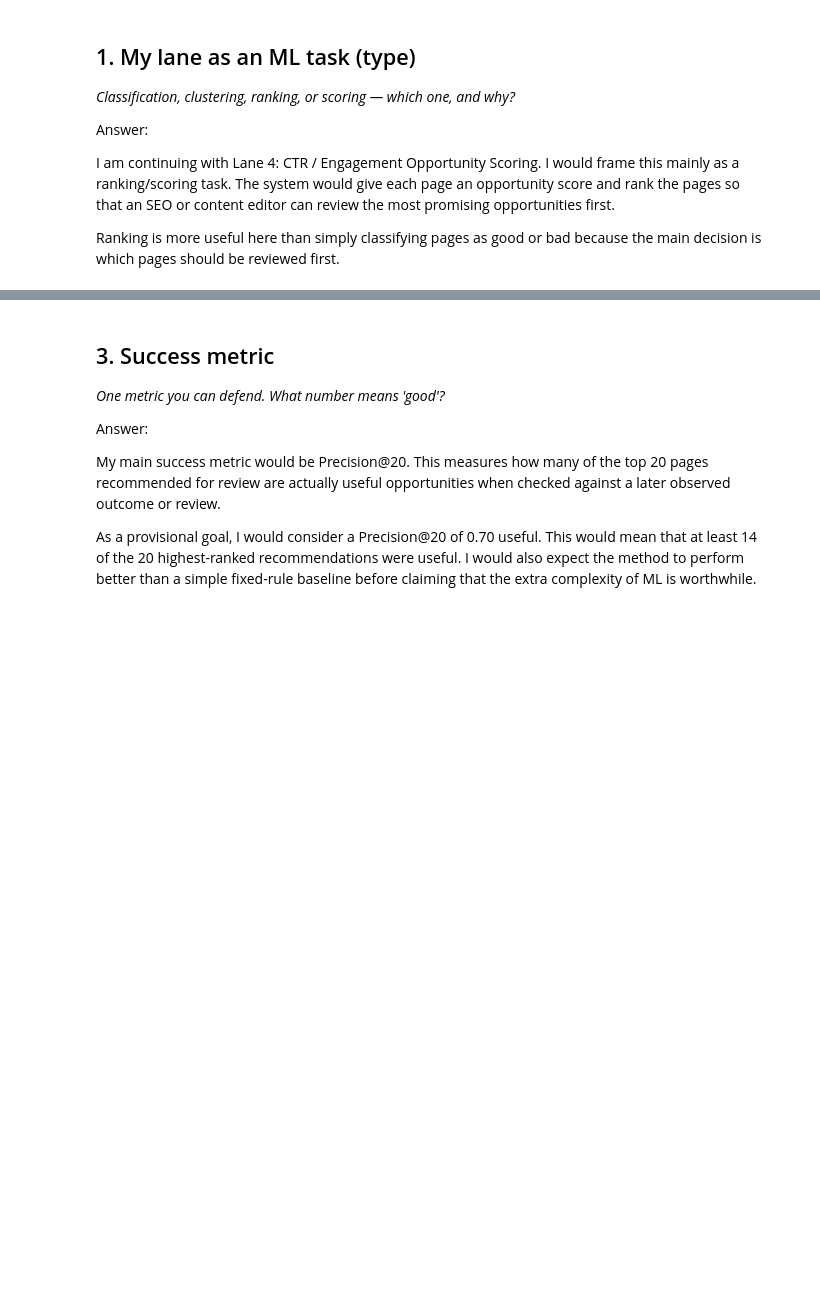
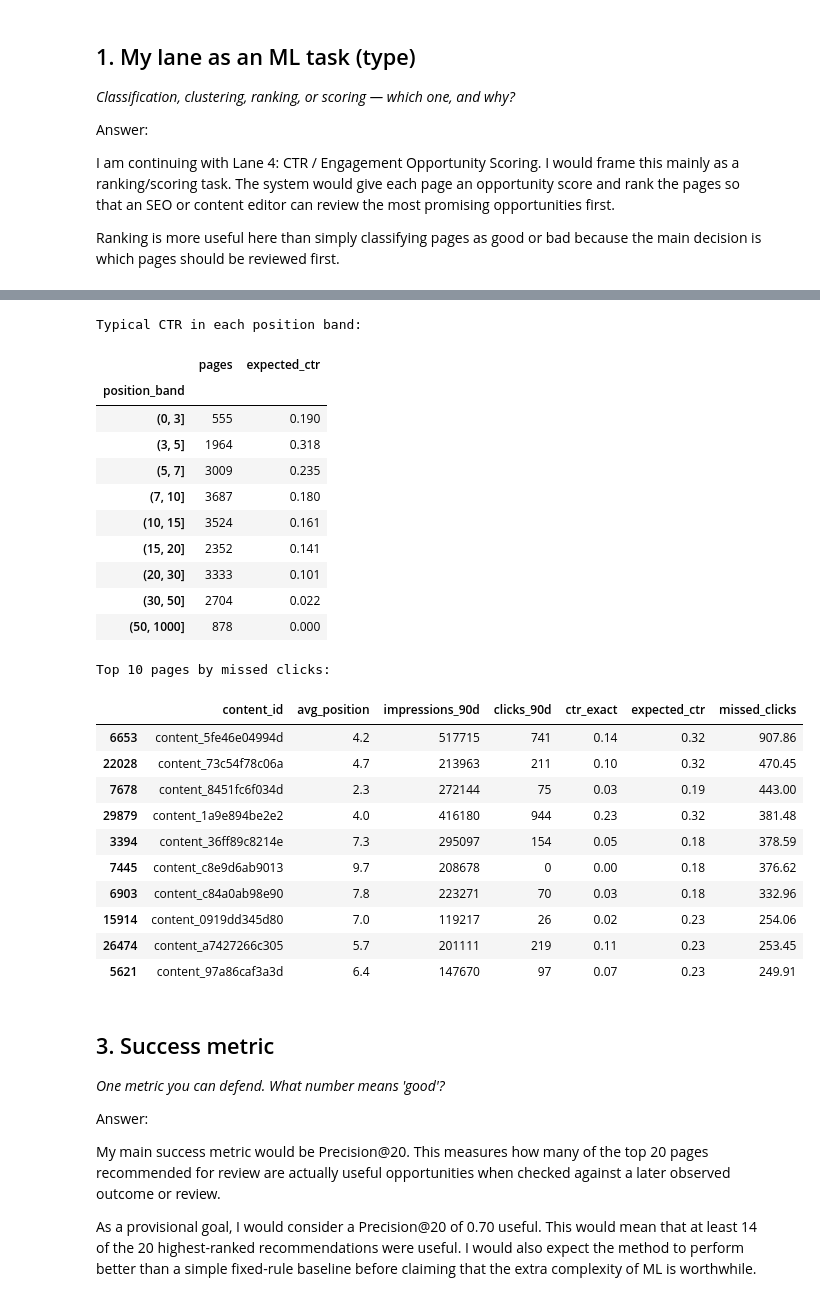
Before and after one commit to jjcodes999/flyrank-ml-repo, a Jupyter notebook: work/notebooks/w02_ml_task_framing.ipynb, the cells around one changed output, grey strips where cells are left out. Drawn from its saved outputs; the diff is of its cells as text; code cells hidden in the pictures; blank space fills up the shorter version.

```diff
--- a/work/notebooks/w02_ml_task_framing.ipynb
+++ b/work/notebooks/w02_ml_task_framing.ipynb
@@ -77,3 +41,63 @@ display(
+# %%
+import pandas as pd
+
+url = "https://raw.githubusercontent.com/jjcodes999/flyrank-ml-repo/main/data/raw/content_refresh_anonymized.csv"
+df = pd.read_csv(url)
+
+# 1. Keep pages with enough impressions and real position data
+lane = df[(df["impressions_90d"] >= 100) & (df["avg_position"] > 0)].copy()
+
+# 2. Recalculate CTR exactly (the ctr column is rounded to 2 decimals)
+lane["ctr_exact"] = lane["clicks_90d"] / lane["impressions_90d"] * 100
+
+# 3. Put pages into narrow position groups ("bands")
+bands = [0, 3, 5, 7, 10, 15, 20, 30, 50, 1000]
+lane["position_band"] = pd.cut(lane["avg_position"], bands)
+
+# 4. Expected CTR = the typical (median) CTR of pages in the same band
+lane["expected_ctr"] = lane.groupby("position_band", observed=True)["ctr_exact"].transform("median")
+
+# 5. Gap = how far below typical this page is (in percentage points)
+lane["ctr_gap_pp"] = lane["expected_ctr"] - lane["ctr_exact"]
+
+# 6. Missed clicks = how many more clicks it would have got at the typical CTR
+lane["missed_clicks"] = lane["impressions_90d"] * lane["ctr_gap_pp"] / 100
+
+print("Typical CTR in each position band:")
+display(lane.groupby("position_band", observed=True)
+        .agg(pages=("ctr_exact", "size"), expected_ctr=("expected_ctr", "first"))
+        .round(3))
+
+print("Top 10 pages by missed clicks:")
+display(lane.sort_values("missed_clicks", ascending=False)
+        [["content_id", "avg_position", "impressions_90d", "clicks_90d",
+          "ctr_exact", "expected_ctr", "missed_clicks"]]
+        .head(10).round(2))
+# %% [output]
+Typical CTR in each position band:
+|  | pages | expected_ctr |
+| position_band |  |  |
+| (0, 3] | 555 | 0.190 |
+| (3, 5] | 1964 | 0.318 |
+| (5, 7] | 3009 | 0.235 |
+| (7, 10] | 3687 | 0.180 |
+| (10, 15] | 3524 | 0.161 |
+| (15, 20] | 2352 | 0.141 |
+| (20, 30] | 3333 | 0.101 |
+| (30, 50] | 2704 | 0.022 |
+| (50, 1000] | 878 | 0.000 |
+Top 10 pages by missed clicks:
+|  | content_id | avg_position | impressions_90d | clicks_90d | ctr_exact | expected_ctr | missed_clicks |
+| 6653 | content_5fe46e04994d | 4.2 | 517715 | 741 | 0.14 | 0.32 | 907.86 |
+| 22028 | content_73c54f78c06a | 4.7 | 213963 | 211 | 0.10 | 0.32 | 470.45 |
+| 7678 | content_8451fc6f034d | 2.3 | 272144 | 75 | 0.03 | 0.19 | 443.00 |
+| 29879 | content_1a9e894be2e2 | 4.0 | 416180 | 944 | 0.23 | 0.32 | 381.48 |
+| 3394 | content_36ff89c8214e | 7.3 | 295097 | 154 | 0.05 | 0.18 | 378.59 |
+| 7445 | content_c8e9d6ab9013 | 9.7 | 208678 | 0 | 0.00 | 0.18 | 376.62 |
+| 6903 | content_c84a0ab98e90 | 7.8 | 223271 | 70 | 0.03 | 0.18 | 332.96 |
+| 15914 | content_0919dd345d80 | 7.0 | 119217 | 26 | 0.02 | 0.23 | 254.06 |
+| 26474 | content_a7427266c305 | 5.7 | 201111 | 219 | 0.11 | 0.23 | 253.45 |
+| 5621 | content_97a86caf3a3d | 6.4 | 147670 | 97 | 0.07 | 0.23 | 249.91 |
 # %% [markdown]
 ## 3. Success metric
 
```
Also changed, not shown: parts of 5 cells of this notebook.
